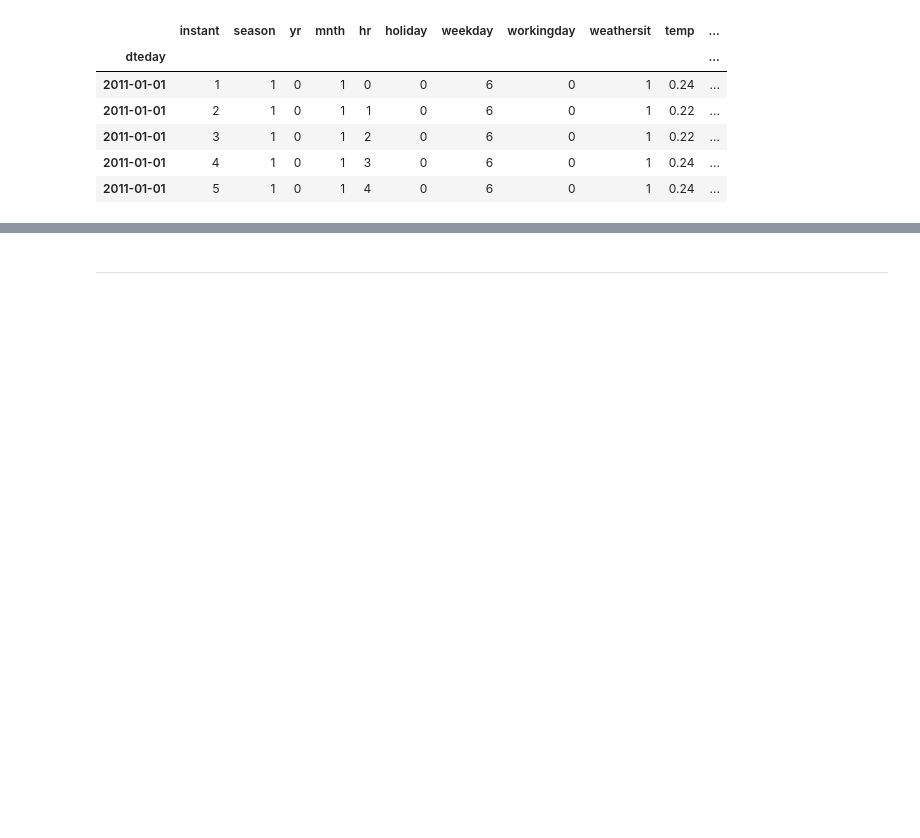
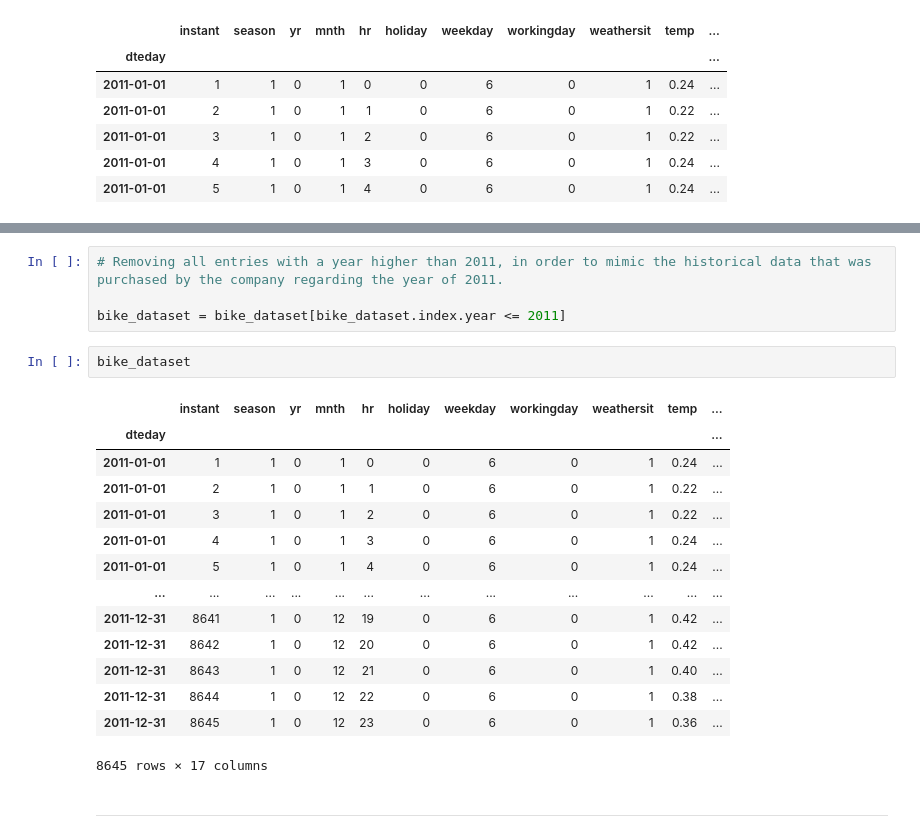
Before and after one commit to kate3890/ML_bike_demand_prediction, a Jupyter notebook: ML&AI_Group Assignment_Group 3.ipynb, the cells around one changed output, grey strips where cells are left out. Saved outputs shown, nothing was run; the diff lists cells and outputs as text; blank space fills up the shorter version.

```diff
--- a/ML&AI_Group Assignment_Group 3.ipynb
+++ b/ML&AI_Group Assignment_Group 3.ipynb
@@ -224,3 +245,24 @@ bike_dataset.head()
+# %%
+# Removing all entries with a year higher than 2011, in order to mimic the historical data that was purchased by the company regarding the year of 2011.
+
+bike_dataset = bike_dataset[bike_dataset.index.year <= 2011]
+# %%
+bike_dataset
+# %% [output]
+|  | instant | season | yr | mnth | hr | holiday | weekday | workingday | weathersit | temp | ... |
+| dteday |  |  |  |  |  |  |  |  |  |  | ... |
+| 2011-01-01 | 1 | 1 | 0 | 1 | 0 | 0 | 6 | 0 | 1 | 0.24 | ... |
+| 2011-01-01 | 2 | 1 | 0 | 1 | 1 | 0 | 6 | 0 | 1 | 0.22 | ... |
+| 2011-01-01 | 3 | 1 | 0 | 1 | 2 | 0 | 6 | 0 | 1 | 0.22 | ... |
+| 2011-01-01 | 4 | 1 | 0 | 1 | 3 | 0 | 6 | 0 | 1 | 0.24 | ... |
+| 2011-01-01 | 5 | 1 | 0 | 1 | 4 | 0 | 6 | 0 | 1 | 0.24 | ... |
+| ... | ... | ... | ... | ... | ... | ... | ... | ... | ... | ... | ... |
+| 2011-12-31 | 8641 | 1 | 0 | 12 | 19 | 0 | 6 | 0 | 1 | 0.42 | ... |
+| 2011-12-31 | 8642 | 1 | 0 | 12 | 20 | 0 | 6 | 0 | 1 | 0.42 | ... |
+| 2011-12-31 | 8643 | 1 | 0 | 12 | 21 | 0 | 6 | 0 | 1 | 0.40 | ... |
+| 2011-12-31 | 8644 | 1 | 0 | 12 | 22 | 0 | 6 | 0 | 1 | 0.38 | ... |
+| 2011-12-31 | 8645 | 1 | 0 | 12 | 23 | 0 | 6 | 0 | 1 | 0.36 | ... |
+8645 rows × 17 columns
 # %% [markdown]
 --------------------------------------------------------------------------------------------------------------------------------------------------------------------------
 # %% [markdown]
```
Also changed, not shown: parts of 45 cells of this notebook.
